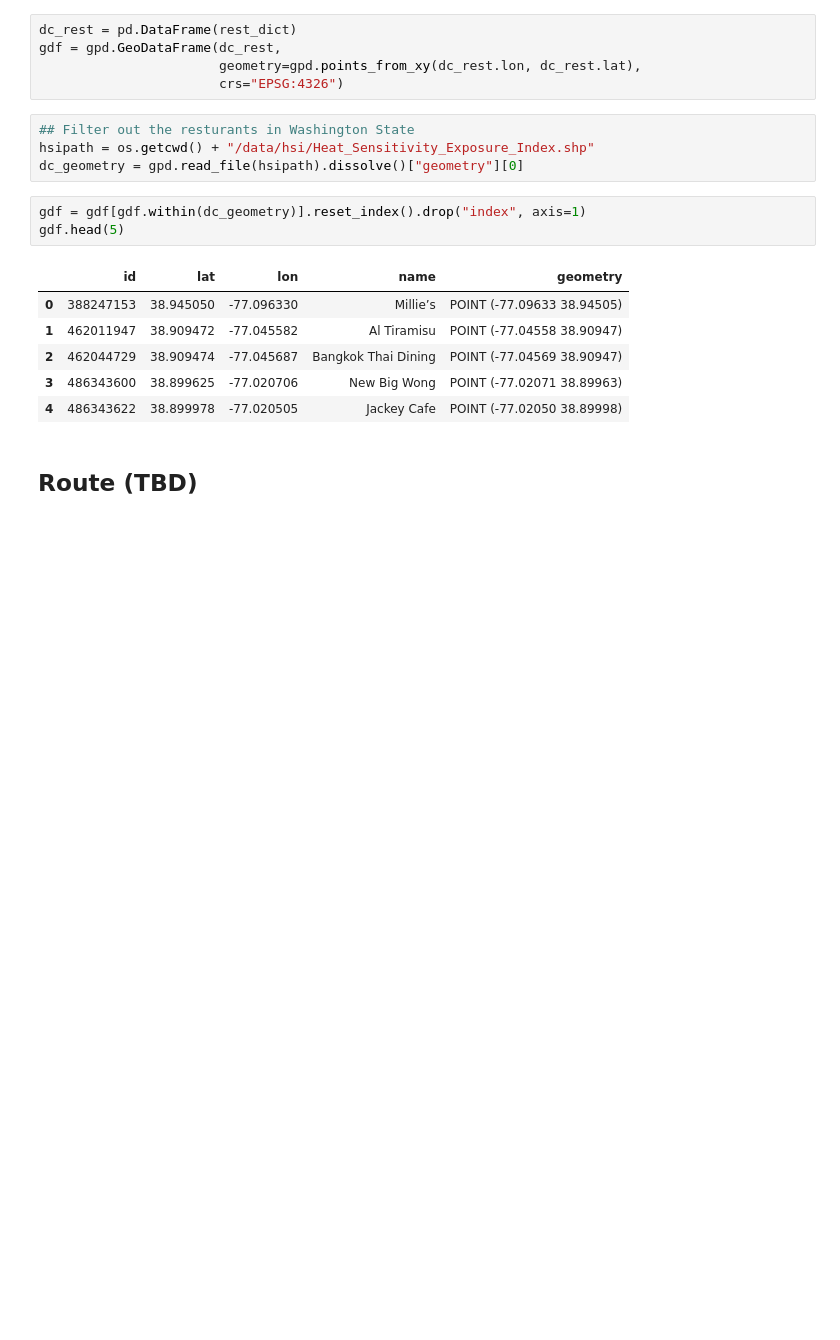
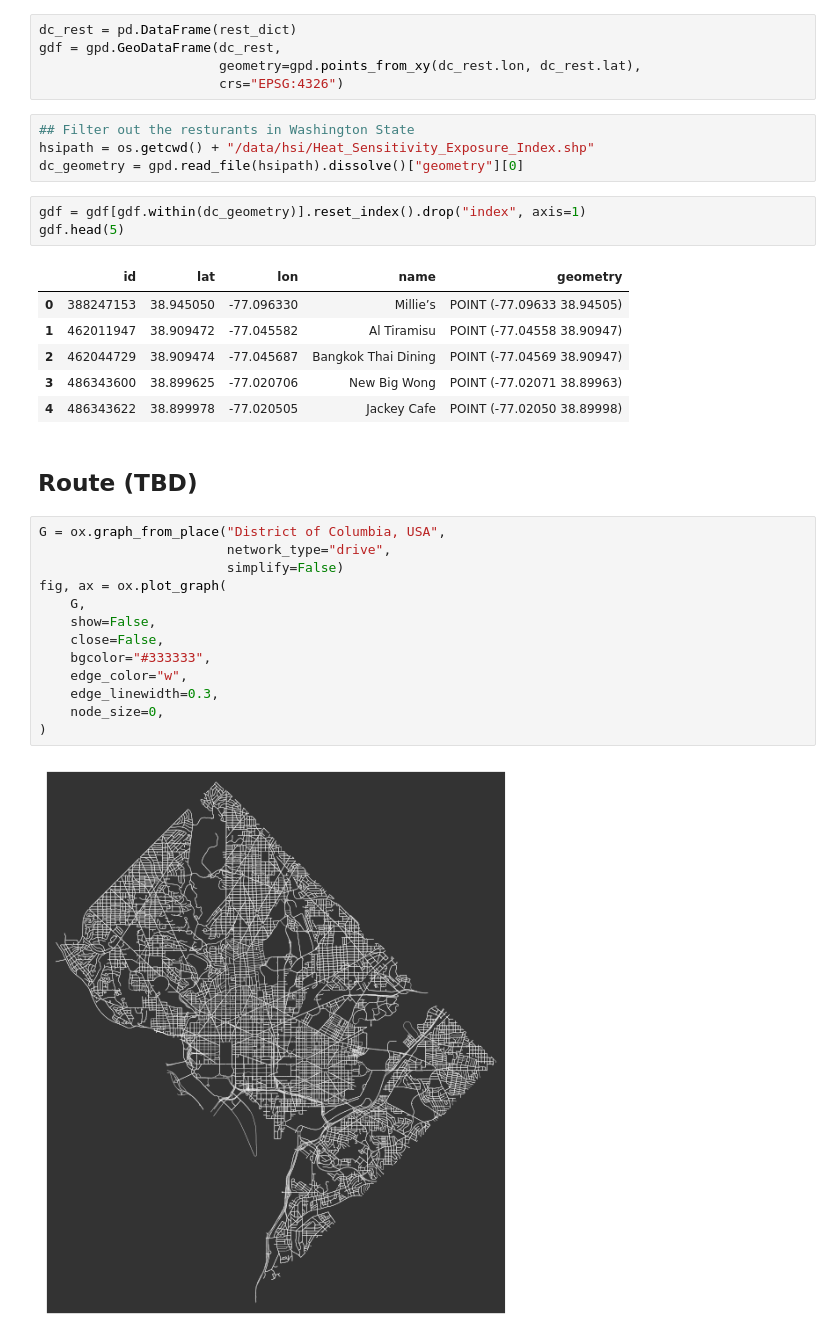
Before and after one commit to ccxzhang/GeoSpatialAnalysis, a Jupyter notebook: python/0_0_4_OSM.ipynb, the cells around one changed output. Drawn from its saved outputs; the diff is of its cells as text; blank space fills up the shorter version.

```diff
--- a/python/0_0_4_OSM.ipynb
+++ b/python/0_0_4_OSM.ipynb
@@ -62,3 +65,18 @@ gdf.head(5)
 | 4 | 486343622 | 38.899978 | -77.020505 | Jackey Cafe | POINT (-77.02050 38.89998) |
 # %% [markdown]
 ## Route (TBD)
+# %%
+G = ox.graph_from_place("District of Columbia, USA",
+                        network_type="drive",
+                        simplify=False)
+fig, ax = ox.plot_graph(
+    G,
+    show=False,
+    close=False,
+    bgcolor="#333333",
+    edge_color="w",
+    edge_linewidth=0.3,
+    node_size=0,
+)
+# %% [output]
+[figure, added]
```
Also changed, not shown: parts of 4 cells of this notebook, 8 other files.
